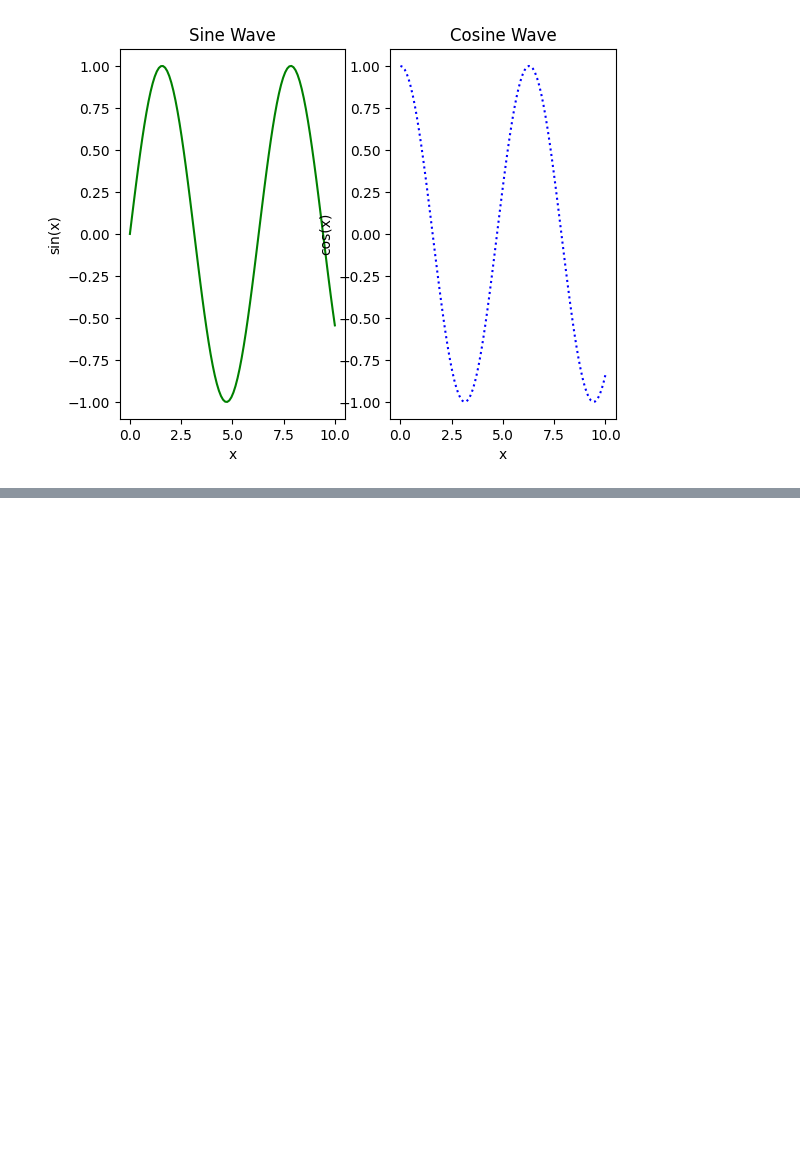
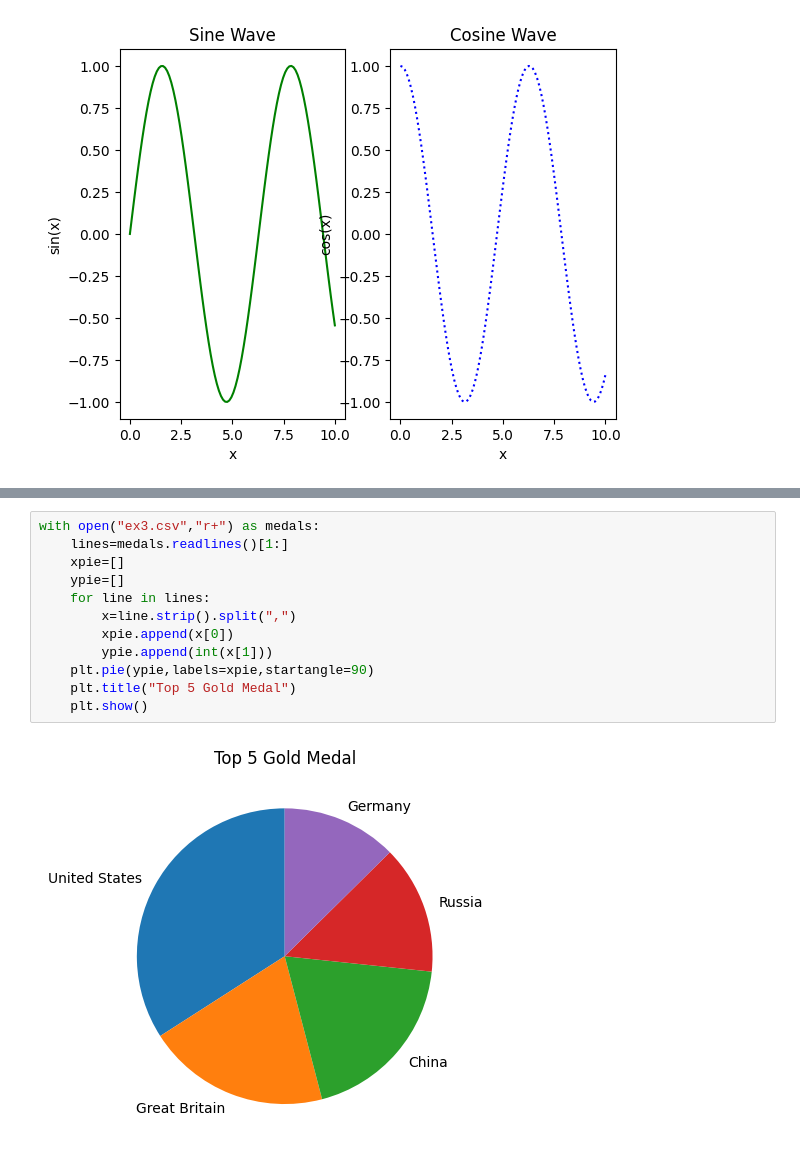
Before and after one commit to anandu-pn/S3, a Jupyter notebook: Data Science/exercise3.ipynb, the cells around one changed output, grey strips where cells are left out. Drawn from its saved outputs; the diff is of its cells as text; blank space fills up the shorter version.

```diff
--- a/Data Science/exercise3.ipynb
+++ b/Data Science/exercise3.ipynb
@@ -84,0 +121,14 @@ plt.show()
+# %%
+with open("ex3.csv","r+") as medals:
+    lines=medals.readlines()[1:]
+    xpie=[]
+    ypie=[]
+    for line in lines:
+        x=line.strip().split(",")
+        xpie.append(x[0])
+        ypie.append(int(x[1]))
+    plt.pie(ypie,labels=xpie,startangle=90)
+    plt.title("Top 5 Gold Medal")
+    plt.show()
+# %% [output]
+[figure, added]
```
Also changed, not shown: parts of 3 cells of this notebook, 1 other file.
